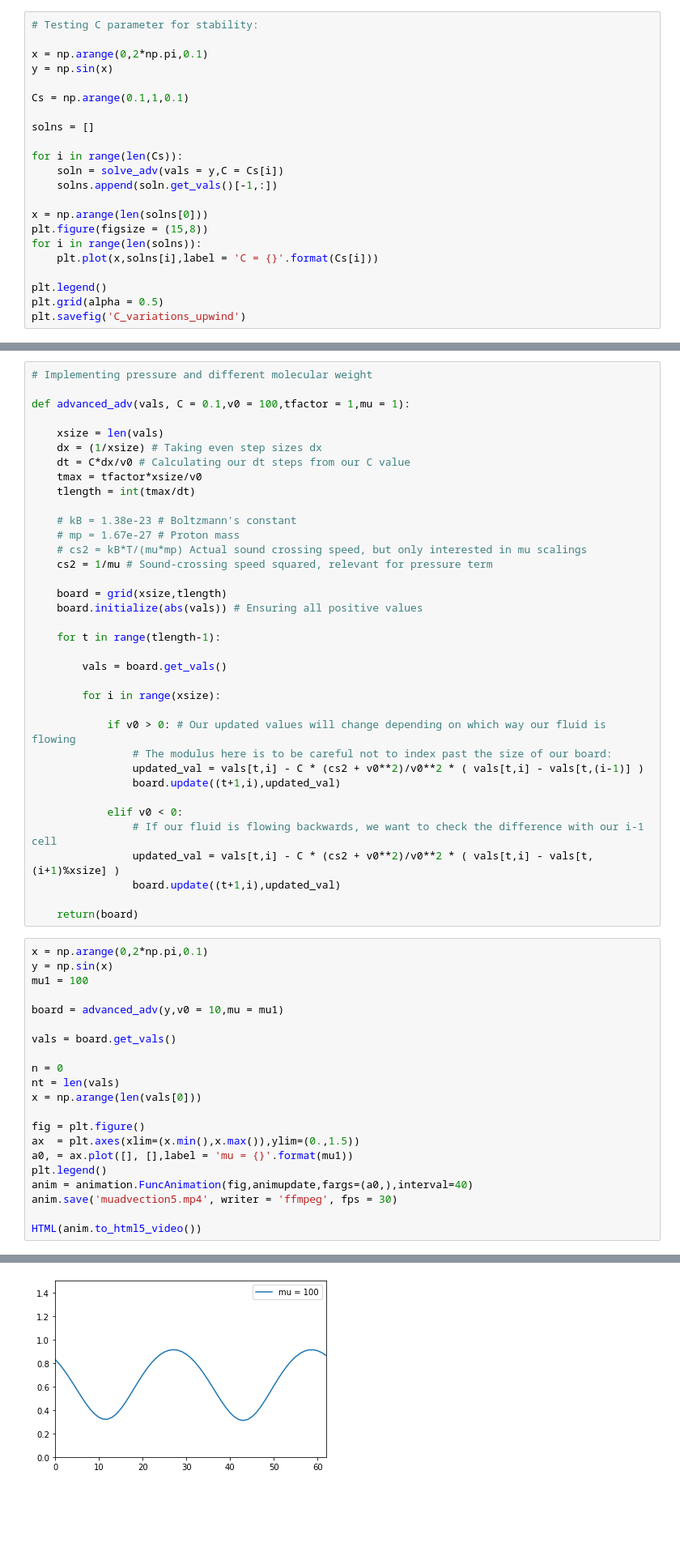
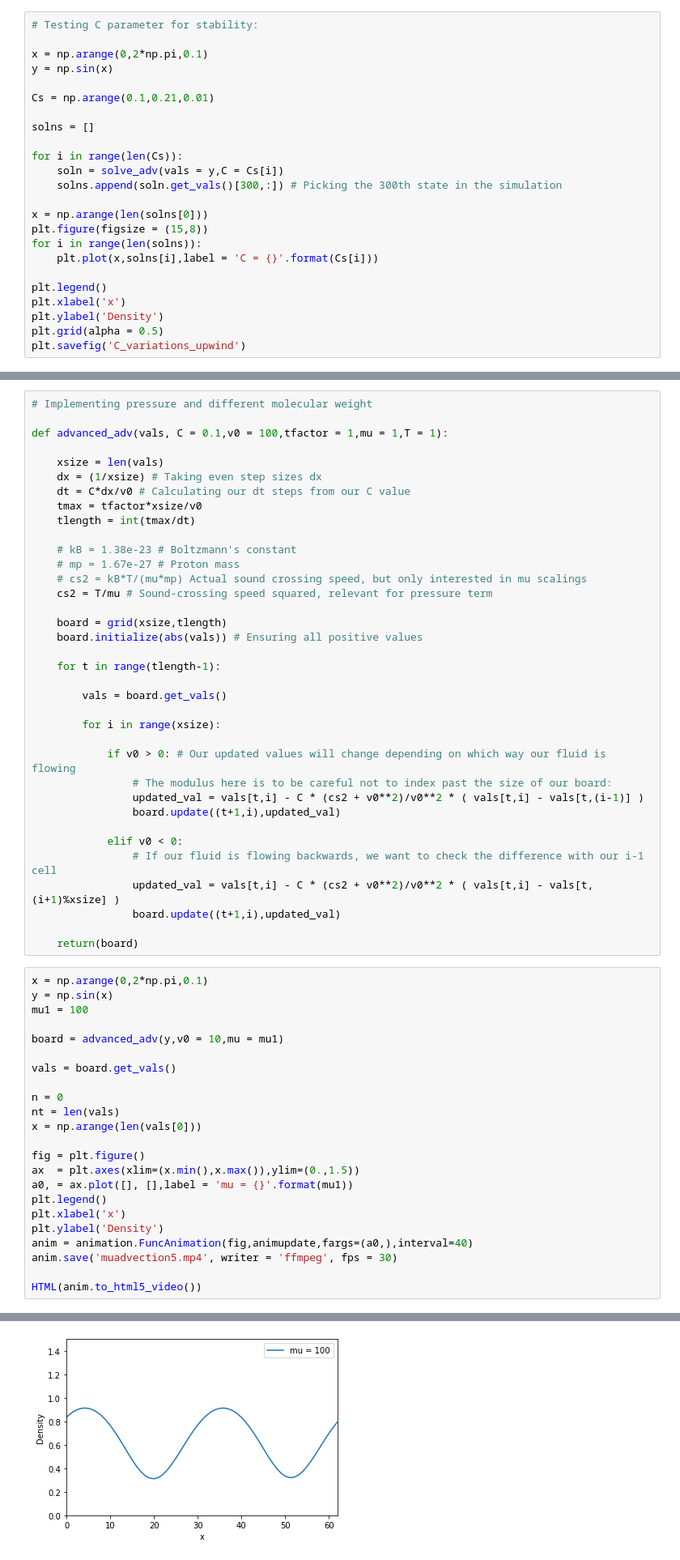
Before and after one commit to khojonat/PHY480_final_project, a Jupyter notebook: PHY480-905_SemesterProject.ipynb, the cells around one changed output, grey strips where cells are left out. Shown at 81% size. Drawn from its saved outputs; the diff is of its cells as text; blank space fills up the shorter version.

```diff
--- a/PHY480-905_SemesterProject.ipynb
+++ b/PHY480-905_SemesterProject.ipynb
@@ -244,13 +250,13 @@ Now, I've been a little sneaky in how I developed my advection code, and this wa
 x = np.arange(0,2*np.pi,0.1)
 y = np.sin(x)
 
-Cs = np.arange(0.1,1,0.1)
+Cs = np.arange(0.1,0.21,0.01)
 
 solns = []
 
 for i in range(len(Cs)):
     soln = solve_adv(vals = y,C = Cs[i])
-    solns.append(soln.get_vals()[-1,:])
+    solns.append(soln.get_vals()[300,:]) # Picking the 300th state in the simulation
 
 x = np.arange(len(solns[0]))
 plt.figure(figsize = (15,8))
@@ -258,6 +264,8 @@ for i in range(len(solns)):
     plt.plot(x,solns[i],label = 'C = {}'.format(Cs[i]))
 
 plt.legend()
+plt.xlabel('x')
+plt.ylabel('Density')
 plt.grid(alpha = 0.5)
 plt.savefig('C_variations_upwind')
 # %% [output]
@@ -265,7 +279,7 @@ plt.savefig('C_variations_upwind')
 # %%
 # Implementing pressure and different molecular weight
 
-def advanced_adv(vals, C = 0.1,v0 = 100,tfactor = 1,mu = 1):
+def advanced_adv(vals, C = 0.1,v0 = 100,tfactor = 1,mu = 1,T = 1):
 
     xsize = len(vals)
     dx = (1/xsize) # Taking even step sizes dx
@@ -276,7 +290,7 @@ def advanced_adv(vals, C = 0.1,v0 = 100,tfactor = 1,mu = 1):
     # kB = 1.38e-23 # Boltzmann's constant
     # mp = 1.67e-27 # Proton mass
     # cs2 = kB*T/(mu*mp) Actual sound crossing speed, but only interested in mu scalings
-    cs2 = 1/mu # Sound-crossing speed squared, relevant for pressure term
+    cs2 = T/mu # Sound-crossing speed squared, relevant for pressure term
 
     board = grid(xsize,tlength)
     board.initialize(abs(vals)) # Ensuring all positive values
@@ -301,27 +315,29 @@ def advanced_adv(vals, C = 0.1,v0 = 100,tfactor = 1,mu = 1):
 # %%
 x = np.arange(0,2*np.pi,0.1)
 y = np.sin(x)
 mu1 = 100
 
 board = advanced_adv(y,v0 = 10,mu = mu1)
 
 vals = board.get_vals()
 
 n = 0
 nt = len(vals)
 x = np.arange(len(vals[0]))
 
 fig = plt.figure()
 ax  = plt.axes(xlim=(x.min(),x.max()),ylim=(0.,1.5))
 a0, = ax.plot([], [],label = 'mu = {}'.format(mu1))
 plt.legend()
+plt.xlabel('x')
+plt.ylabel('Density')
 anim = animation.FuncAnimation(fig,animupdate,fargs=(a0,),interval=40)
 anim.save('muadvection5.mp4', writer = 'ffmpeg', fps = 30)
 
 HTML(anim.to_html5_video())
 # %% [output]
 [interactive output not drawn]
-[figure, old version]
+[figure, new version]
 # %% [markdown]
 ## Results and Discussion
 # %% [markdown]
```
Also changed, not shown: parts of 11 cells of this notebook, 7 other files.
